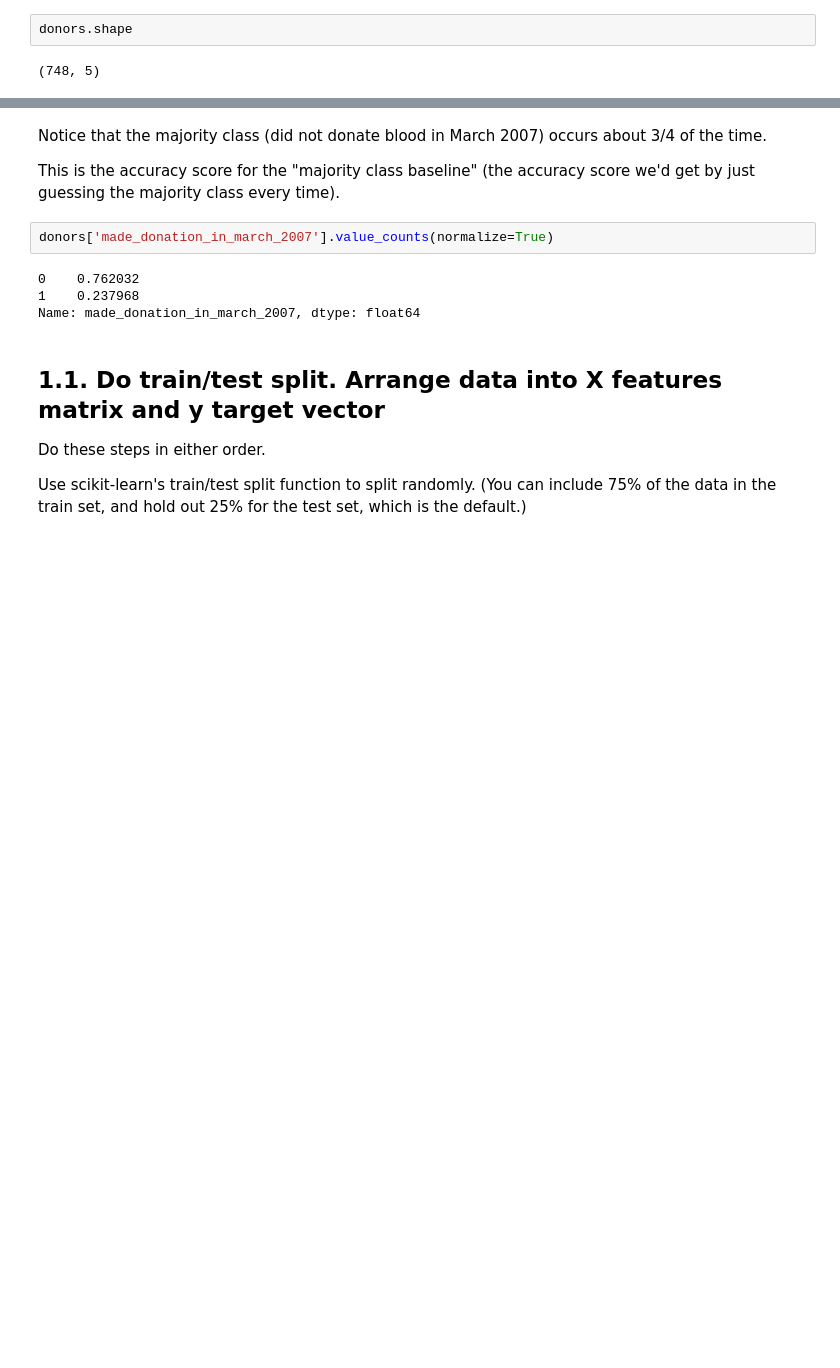
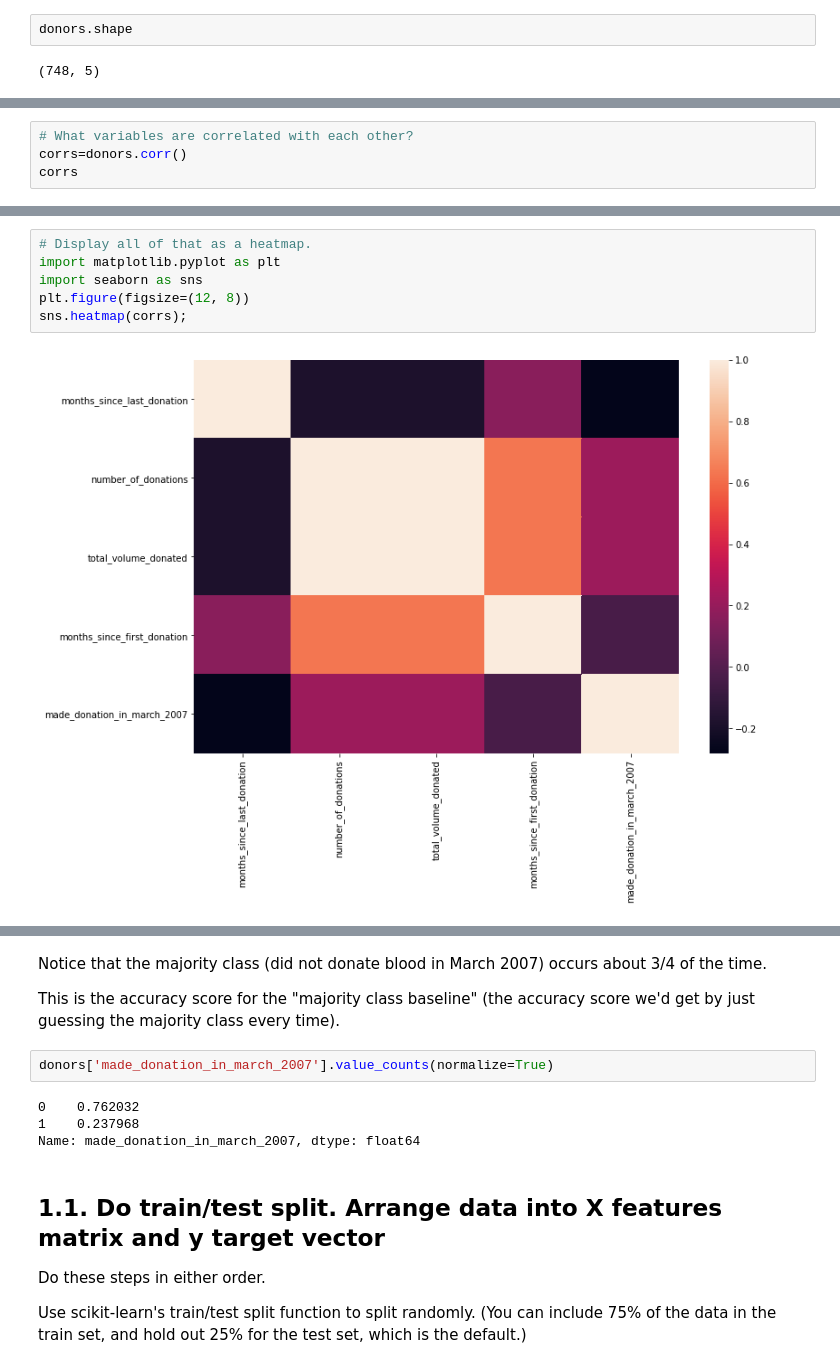
Before and after one commit to bofori-tech/DS-Unit-2-Linear-Models, a Jupyter notebook: Copy_of_DS_Sprint_Challenge_5.ipynb, the cells around one changed output, grey strips where cells are left out. Drawn from its saved outputs; the diff is of its cells as text; blank space fills up the shorter version.

```diff
--- a/Copy_of_DS_Sprint_Challenge_5.ipynb
+++ b/Copy_of_DS_Sprint_Challenge_5.ipynb
@@ -81,0 +101,4 @@ donors.shape
+# %%
+# What variables are correlated with each other?
+corrs=donors.corr()
+corrs
@@ -81,0 +112,8 @@ donors.shape
+# %%
+# Display all of that as a heatmap.
+import matplotlib.pyplot as plt
+import seaborn as sns
+plt.figure(figsize=(12, 8))
+sns.heatmap(corrs);
+# %% [output]
+[figure, added]
```
Also changed, not shown: parts of 50 cells of this notebook.
